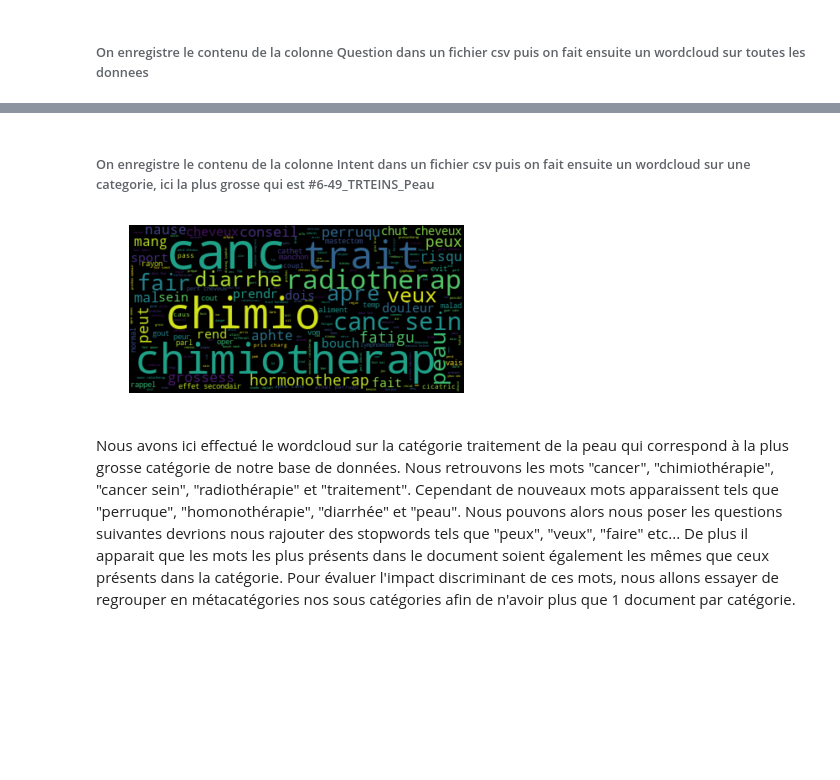
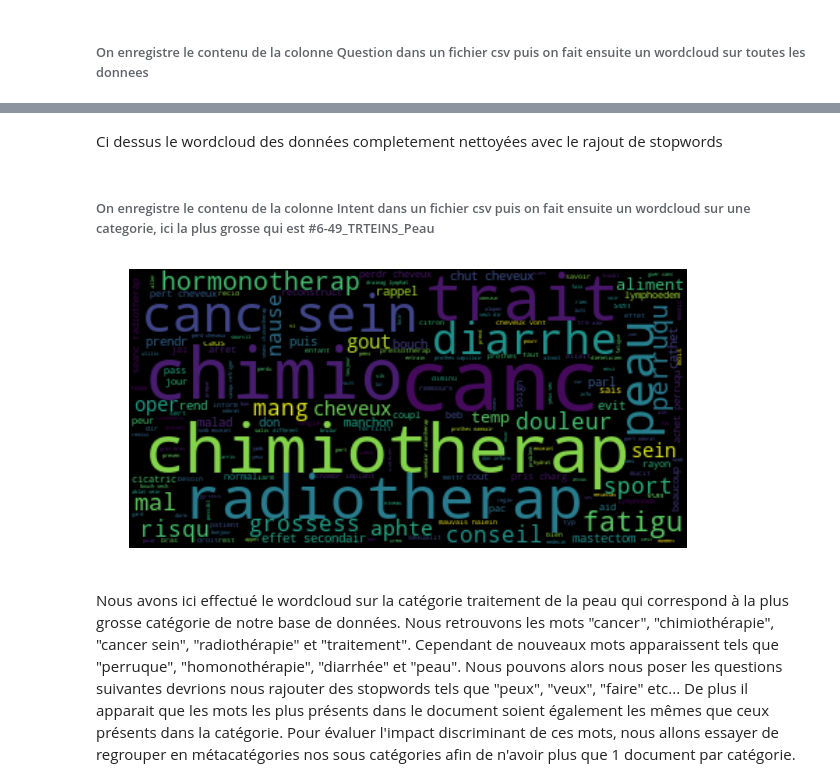
Before and after one commit to emmaboucheron/chatbot, a Jupyter notebook: wordcloud_projet.ipynb, the cells around one changed output, grey strips where cells are left out. Cells and saved outputs as stored; diff of their text form; code cells hidden in the pictures; blank space fills up the shorter version.

```diff
--- a/wordcloud_projet.ipynb
+++ b/wordcloud_projet.ipynb
@@ -345,3 +442,5 @@ Nous avons effectué un wordcloud sur l'ensemble de nos données nettoyées. Nou
+# %% [markdown]
+Ci dessus le wordcloud des données completement nettoyées avec le rajout de stopwords
 # %%
 # tri par catégorie, on a un data frame pour une catégorie
 df = data_train_clean[data_train_clean['Intent'] == '#6-49_TRTEINS_Peau']
@@ -351,35 +450,29 @@ df = data_train_clean[data_train_clean['Intent'] == '#6-49_TRTEINS_Peau']
 description2 = df
 description2.to_csv('Intent.csv', sep = ',')
 # %%
-from os import path
-from wordcloud import WordCloud
 
-#d = path.dirname()
-
-# Read the whole text.
-#text = open(path.join(d, 'constitution.txt')).read()
-text = open(path.join(DATA_DIR, 'Question.csv')).read()
+text = open("C:\Users\PC de Laure\Desktop\chatbot-master\chatbot-master\Question.csv").read()
 # Generate a word cloud image
 wordcloud = WordCloud().generate(text)
 
 # Display the generated image:
 # the matplotlib way:
 #import matplotlib.pyplot as plt
 #plt.imshow(wordcloud, interpolation='bilinear')
 #plt.axis("off")
 
 # lower max_font_size
 wordcloud = WordCloud(max_font_size=60).generate(text)
-plt.figure()
+plt.figure(figsize=(10,10))
 plt.imshow(wordcloud, interpolation="bilinear")
 plt.axis("off")
 plt.show()
 
 # The pil way (if you don't have matplotlib)
 # image = wordcloud.to_image()
 # image.show()
 # %% [output]
-[figure, old version]
+[figure, new version]
 # %% [markdown]
 Nous avons ici effectué le wordcloud sur la catégorie traitement de la peau qui correspond à la plus grosse catégorie de notre base de données. Nous retrouvons les mots "cancer", "chimiothérapie", "cancer sein", "radiothérapie" et "traitement". Cependant de nouveaux mots apparaissent tels que "perruque", "homonothérapie", "diarrhée" et "peau". Nous pouvons alors nous poser les questions suivantes devrions nous rajouter des stopwords tels que "peux", "veux", "faire" etc... De plus il apparait que les mots les plus présents dans le document soient également les mêmes que ceux présents dans la catégorie. Pour évaluer l'impact discriminant de ces mots, nous allons essayer de regrouper en métacatégories nos sous catégories afin de n'avoir plus que 1 document par catégorie. Nous voulouns voir si le mot "cancer" est discriminant pour la catégorie traitement de la peau. Pour cela nous allons regrouper toutes les questions présentes dans cette catégorie en 1 seule question. Nous calculerons ensuite le TF-IDF sur ces nouvelles catégories et nous afficherons les nouveaux wordcloud obtenus.
 # %%
```
Also changed, not shown: parts of 16 cells of this notebook, 3 other files.
